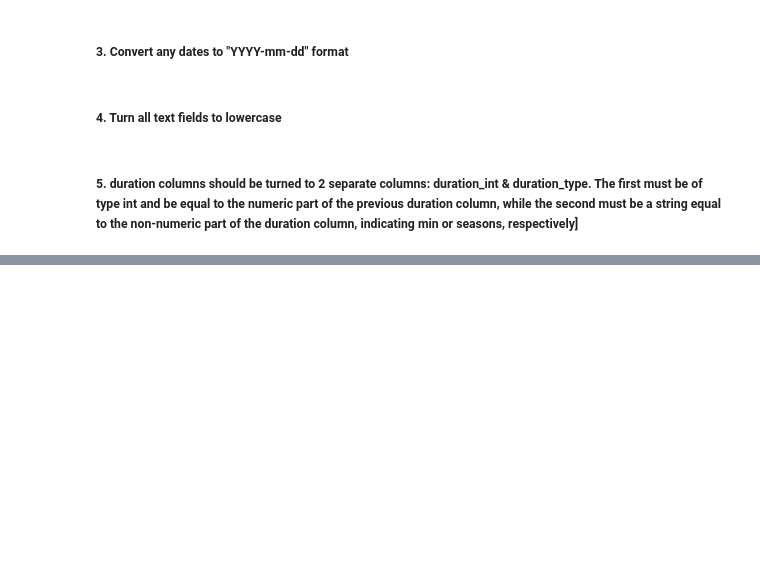
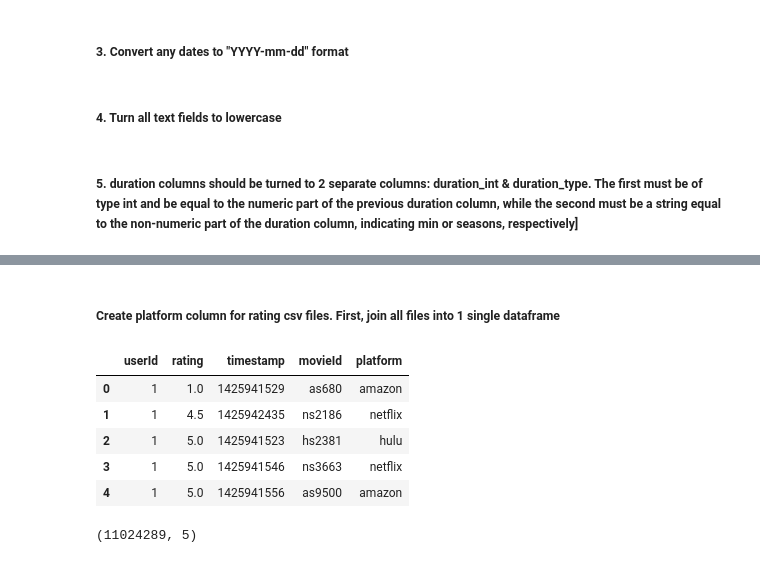
Before and after one commit to saeram00/PI-ML-HENRY, a Jupyter notebook: etl.ipynb, the cells around one changed output, grey strips where cells are left out. Drawn from its saved outputs; the diff is of its cells as text; code cells hidden in the pictures; blank space fills up the shorter version.

```diff
--- a/etl.ipynb
+++ b/etl.ipynb
@@ -83,0 +125,25 @@ amaz_df.head()
+# %% [markdown]
+##### Create platform column for rating csv files. First, join all files into 1 single dataframe
+# %%
+from pathlib import Path
+
+# Create a glob string representing all csv files inside "ratings" directory
+globbed_path = Path("./MLOpsReviews/ratings/").glob("*.csv")
+
+# Join all files into a single pandas DataFrame object
+ratings_df = pd.concat(map(pd.read_csv, globbed_path), ignore_index=True)
+ratings_df.to_csv("raw_ratings.csv", index=False)
+
+# Finally, we create the platform column based on movieId
+if "platform" in ratings_df.columns:
+    ratings_df.drop("platform", axis=1, inplace=True) # Drop platform column if already exists
+ratings_df.insert(loc=len(ratings_df.columns), column="platform", value=ratings_df["movieId"].map(check_platform))
+display(ratings_df.head(), ratings_df.shape)
+# %% [output]
+|  | userId | rating | timestamp | movieId | platform |
+| 0 | 1 | 1.0 | 1425941529 | as680 | amazon |
+| 1 | 1 | 4.5 | 1425942435 | ns2186 | netflix |
+| 2 | 1 | 5.0 | 1425941523 | hs2381 | hulu |
+| 3 | 1 | 5.0 | 1425941546 | ns3663 | netflix |
+| 4 | 1 | 5.0 | 1425941556 | as9500 | amazon |
+(11024289, 5)
```
Also changed, not shown: parts of 7 cells of this notebook, 6 other files.
